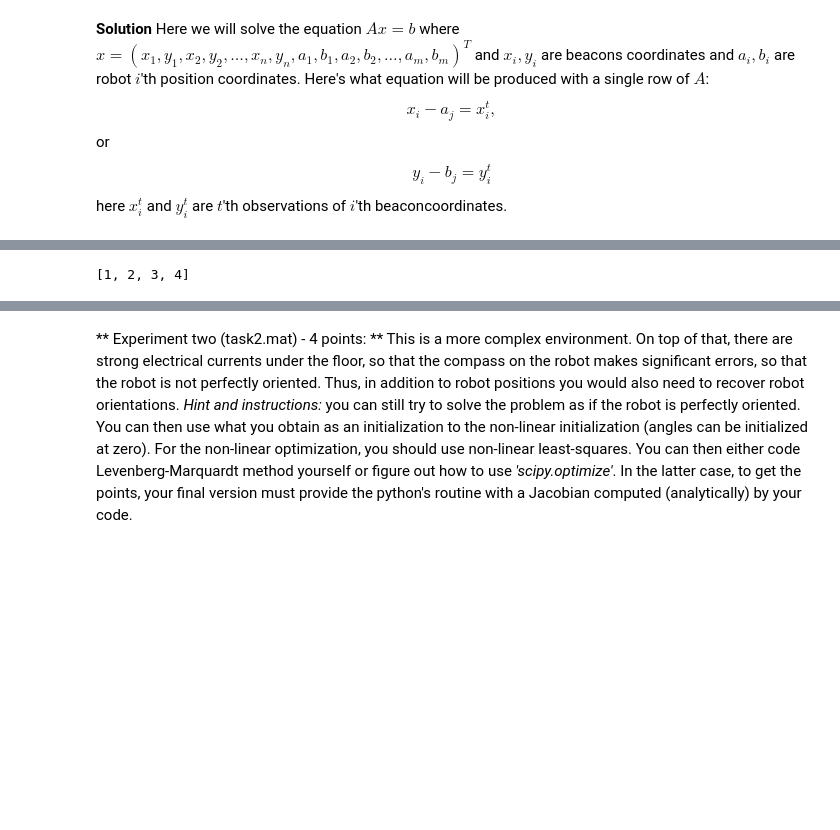
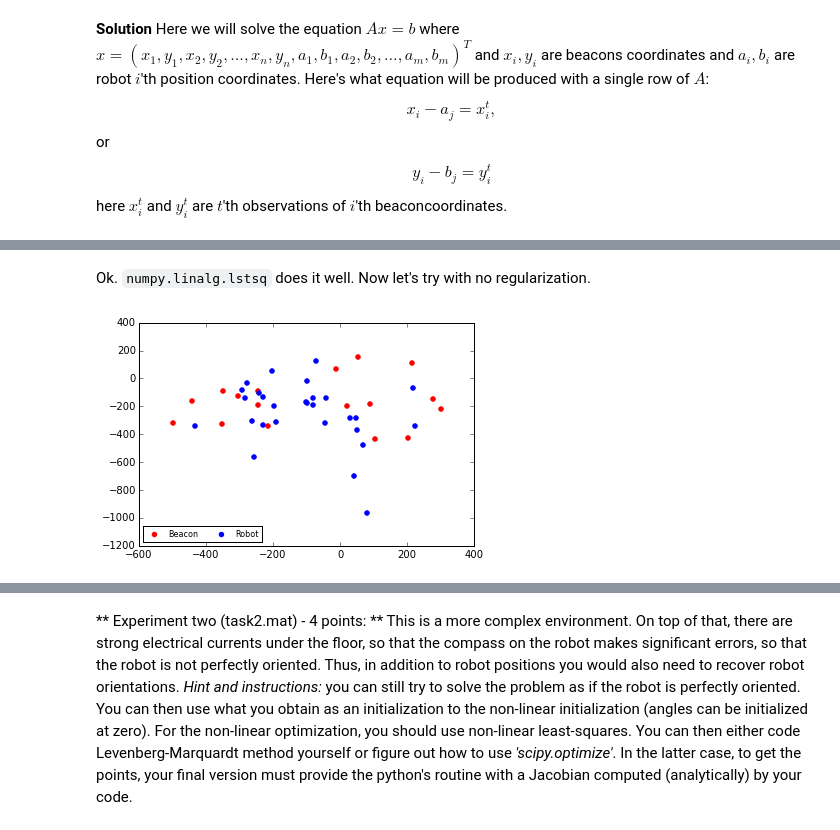
Before and after one commit to ivanovak/SK_OM2015, a Jupyter notebook: Assignment4/task.ipynb, the cells around one changed output, grey strips where cells are left out. Cells and saved outputs as stored; diff of their text form; code cells hidden in the pictures; blank space fills up the shorter version.

Commit message:
Add no regularization example

```diff
--- a/Assignment4/task.ipynb
+++ b/Assignment4/task.ipynb
@@ -76,5 +82,9 @@ scatter(x)
-# %%
-t = [1,2,3,4,5,6,7,8,9,10]
-t[0:2*2]
-# %% [output]
-[1, 2, 3, 4]
+# %% [markdown]
+Ok. `numpy.linalg.lstsq` does it well. Now let's try with no regularization.
+# %%
+A_t = A.T
+AtA_inv = np.linalg.inv(A.T.dot(A)) # Gram-matrix inv
+x = AtA_inv.dot(A_t).dot(b)
+scatter(x)
+# %% [output]
+[figure, added]
```
Also changed, not shown: parts of 2 cells of this notebook.
